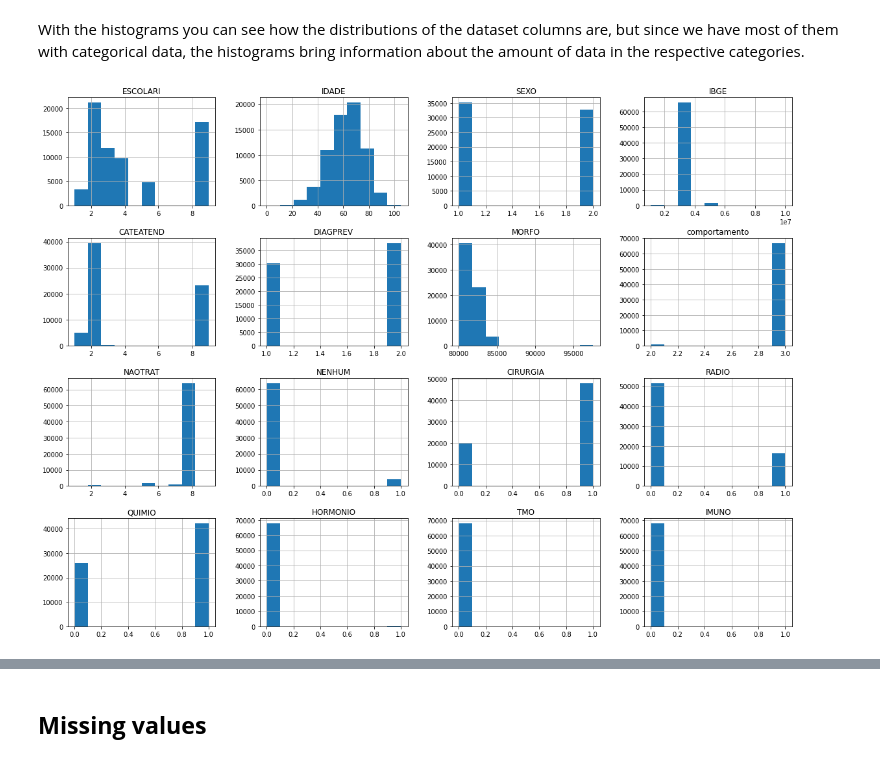
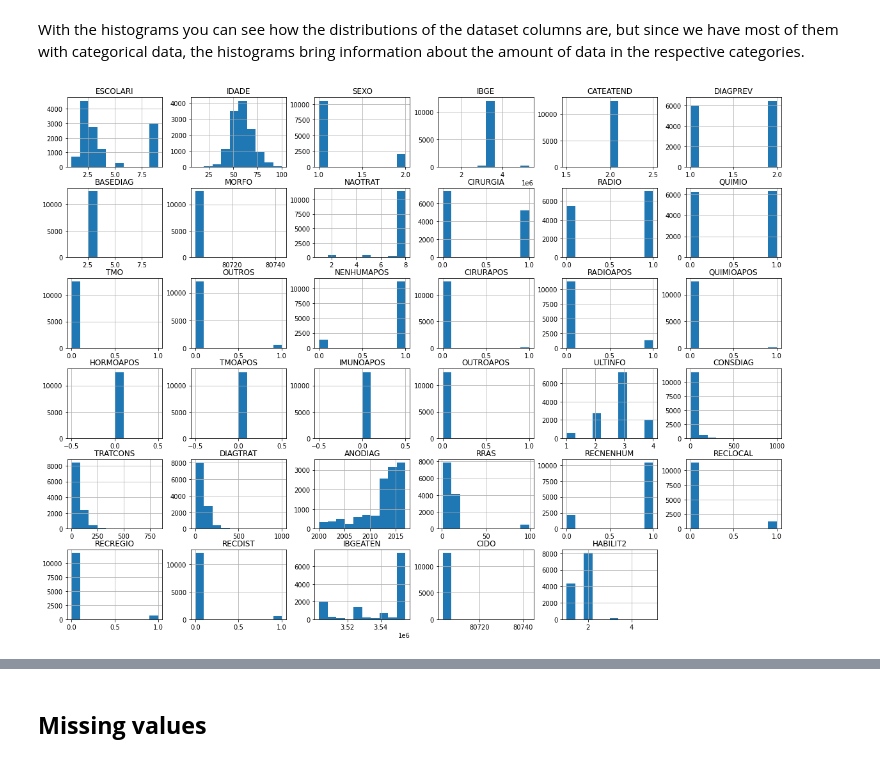
Before and after one commit to JCTSilva/FinalProject_IMT_CANCER, a Jupyter notebook: Notebooks/Mouth_Oropharinx_preprocessing.ipynb, the cells around one changed output, grey strips where cells are left out. Saved outputs shown, nothing was run; the diff lists cells and outputs as text; code cells hidden in the pictures.

```diff
--- a/Notebooks/Mouth_Oropharinx_preprocessing.ipynb
+++ b/Notebooks/Mouth_Oropharinx_preprocessing.ipynb
@@ -96,0 +118,3 @@ df.head(3)
+# %%
+dfb = pd.read_csv('/content/cancer_boca.csv', index_col='Unnamed: 0')
+dfb.head()
@@ -96,0 +141,3 @@ df.head(3)
+# %%
+dfo = pd.read_csv('/content/cancer_orofaringe.csv', index_col='Unnamed: 0')
+dfo.head()
@@ -96,0 +154,3 @@ df.head(3)
+# %%
+df = pd.concat([dfb, dfo], ignore_index=True)
+df
@@ -371,7 +449,7 @@ fig.show()
 # %% [markdown]
 With the histograms you can see how the distributions of the dataset columns are, but since we have most of them with categorical data, the histograms bring information about the amount of data in the respective categories.
 # %%
-data.iloc[:,:38].hist(bins=10, figsize=(20, 15))
+data.iloc[:,:].hist(bins=10, figsize=(20, 15))
 plt.show()
 # %% [output]
-[figure, old version]
+[figure, new version]
```
Also changed, not shown: parts of 49 cells of this notebook.
